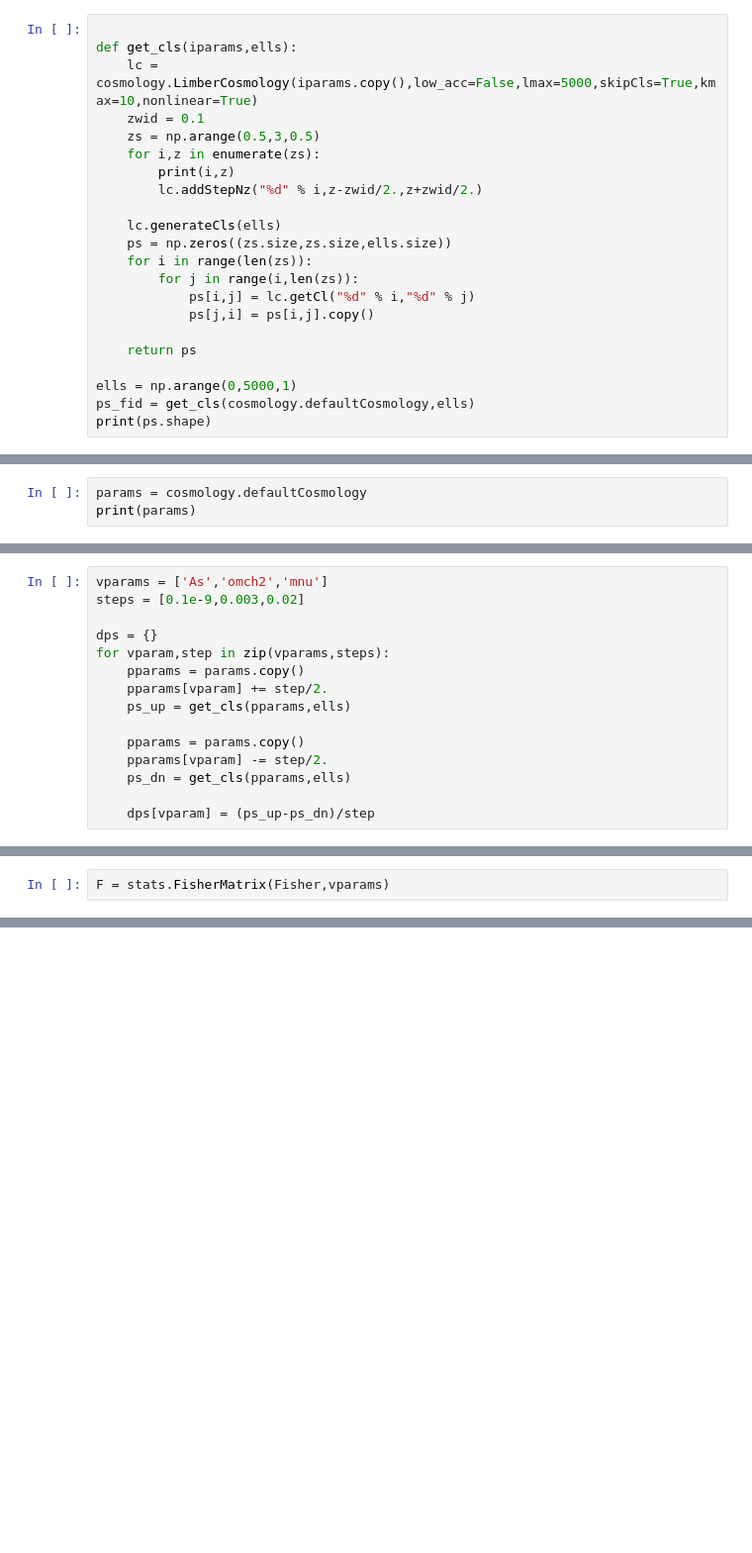
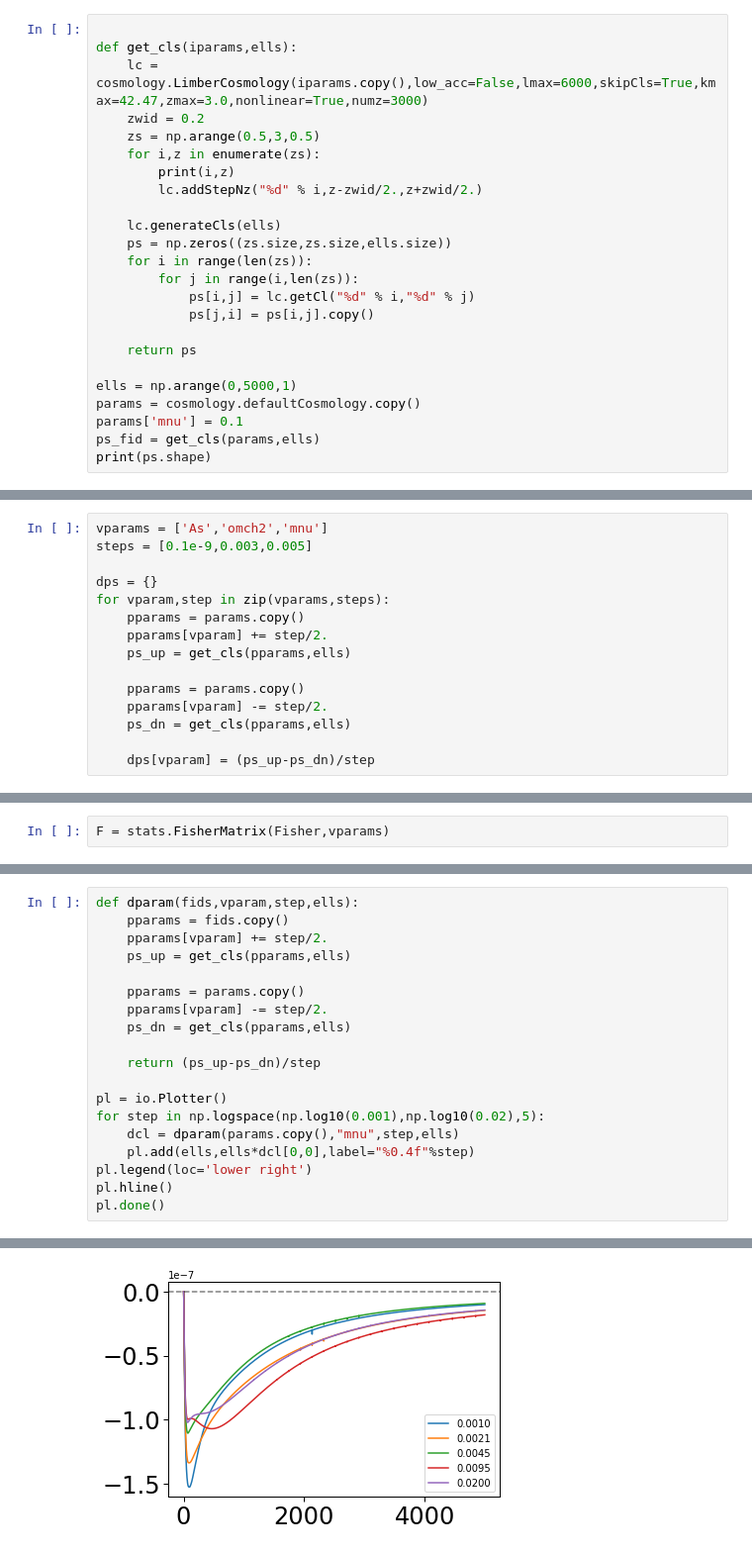
Before and after one commit to msyriac/orphics, a Jupyter notebook: tutorials/Fisher.ipynb, the cells around one changed output, grey strips where cells are left out. Shown at 99% size. Drawn from its saved outputs; the diff is of its cells as text; blank space fills up the shorter version.

```diff
--- a/tutorials/Fisher.ipynb
+++ b/tutorials/Fisher.ipynb
@@ -15,8 +15,8 @@ The autoreload extension is already loaded. To reload it, use:
 # %%
 
 def get_cls(iparams,ells):
-    lc = cosmology.LimberCosmology(iparams.copy(),low_acc=False,lmax=5000,skipCls=True,kmax=10,nonlinear=True)
-    zwid = 0.1
+    lc = cosmology.LimberCosmology(iparams.copy(),low_acc=False,lmax=6000,skipCls=True,kmax=42.47,zmax=3.0,nonlinear=True,numz=3000)
+    zwid = 0.2
     zs = np.arange(0.5,3,0.5)
     for i,z in enumerate(zs):
         print(i,z)
@@ -32,7 +32,9 @@ def get_cls(iparams,ells):
     return ps
 
 ells = np.arange(0,5000,1)
-ps_fid = get_cls(cosmology.defaultCosmology,ells)
+params = cosmology.defaultCosmology.copy()
+params['mnu'] = 0.1
+ps_fid = get_cls(params,ells)
 print(ps.shape)
 # %% [output]
 initializing power...
@@ -48,6 +50,3 @@ Initializing CMB window..
 4 2.5
 ('Initializing galaxy window for ', '4', ' ...')
 (5, 5, 5000)
-# %%
-params = cosmology.defaultCosmology
-print(params)
@@ -56,6 +57,6 @@ print(params)
 # %%
 vparams = ['As','omch2','mnu']
-steps = [0.1e-9,0.003,0.02]
+steps = [0.1e-9,0.003,0.005]
 
 dps = {}
 for vparam,step in zip(vparams,steps):
@@ -162,0 +174,20 @@ print(F.sigmas())
+# %%
+def dparam(fids,vparam,step,ells):
+    pparams = fids.copy()
+    pparams[vparam] += step/2.
+    ps_up = get_cls(pparams,ells)
+
+    pparams = params.copy()
+    pparams[vparam] -= step/2.
+    ps_dn = get_cls(pparams,ells)
+
+    return (ps_up-ps_dn)/step
+
+pl = io.Plotter()
+for step in np.logspace(np.log10(0.001),np.log10(0.02),5):
+    dcl = dparam(params.copy(),"mnu",step,ells)
+    pl.add(ells,ells*dcl[0,0],label="%0.4f"%step)
+pl.legend(loc='lower right')
+pl.hline()
+pl.done()
+# %% [output]
@@ -162,0 +211 @@ print(F.sigmas())
+[figure, added]
```
Also changed, not shown: parts of 11 cells of this notebook.
